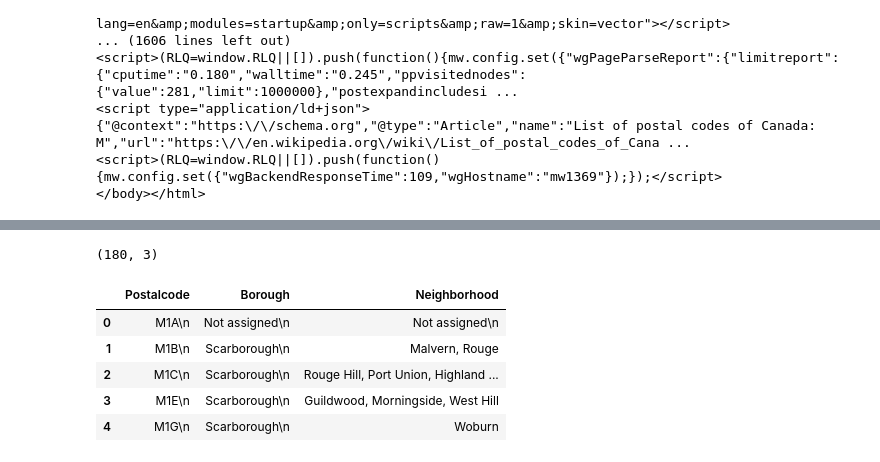
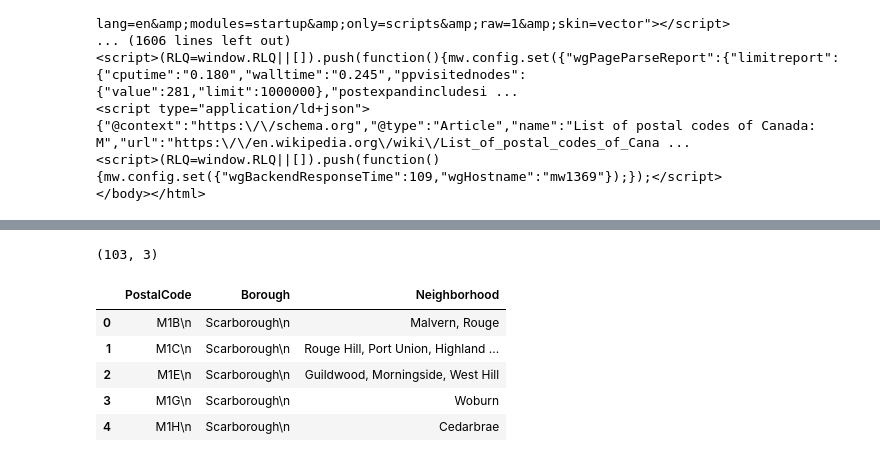
Before and after one commit to hannalu-cloud/Coursera_Capstone, a Jupyter notebook: capstone excise lesson 3.ipynb, the cells around one changed output, grey strips where cells are left out. Drawn from its saved outputs; the diff is of its cells as text; code cells hidden in the pictures.

```diff
--- a/capstone excise lesson 3.ipynb
+++ b/capstone excise lesson 3.ipynb
@@ -85,0 +45,13 @@ df
+# %%
+for row in wiki_data.find('table').find_all('tr'):
+    cells = row.find_all('td')
+    if(len(cells) > 0):
+        postalCodeList.append(cells[0].text)
+        boroughList.append(cells[1].text)
+        neighborhoodList.append(cells[2].text.rstrip('\n'))
+# %%
+toronto_df = pd.DataFrame({"PostalCode": postalCodeList,
+                           "Borough": boroughList,
+                           "Neighborhood": neighborhoodList})
+
+toronto_df.head(30)
@@ -85,0 +76,3 @@ df
+# %%
+toronto_df_drop = toronto_df[toronto_df.Borough != "Not assigned\n"].reset_index(drop=True)
+toronto_df_drop.head(30)
@@ -85,0 +97,3 @@ df
+# %%
+toronto_df_grouped = toronto_df_drop.groupby(["PostalCode", "Borough"], as_index=False).agg(lambda x: ", ".join(x))
+toronto_df_grouped.head()
@@ -121,11 +154,11 @@ df_2.describe()
 # %%
-print(df_2.shape)
-df_2.head()
+print(toronto_df_grouped.shape)
+toronto_df_grouped.head()
 # %% [output]
-(180, 3)
+(103, 3)
-|  | Postalcode | Borough | Neighborhood |
-| 0 | M1A\n | Not assigned\n | Not assigned\n |
-| 1 | M1B\n | Scarborough\n | Malvern, Rouge |
-| 2 | M1C\n | Scarborough\n | Rouge Hill, Port Union, Highland ... |
-| 3 | M1E\n | Scarborough\n | Guildwood, Morningside, West Hill |
-| 4 | M1G\n | Scarborough\n | Woburn |
+|  | PostalCode | Borough | Neighborhood |
+| 0 | M1B\n | Scarborough\n | Malvern, Rouge |
+| 1 | M1C\n | Scarborough\n | Rouge Hill, Port Union, Highland ... |
+| 2 | M1E\n | Scarborough\n | Guildwood, Morningside, West Hill |
+| 3 | M1G\n | Scarborough\n | Woburn |
+| 4 | M1H\n | Scarborough\n | Cedarbrae |
```
Also changed, not shown: parts of 17 cells of this notebook.
